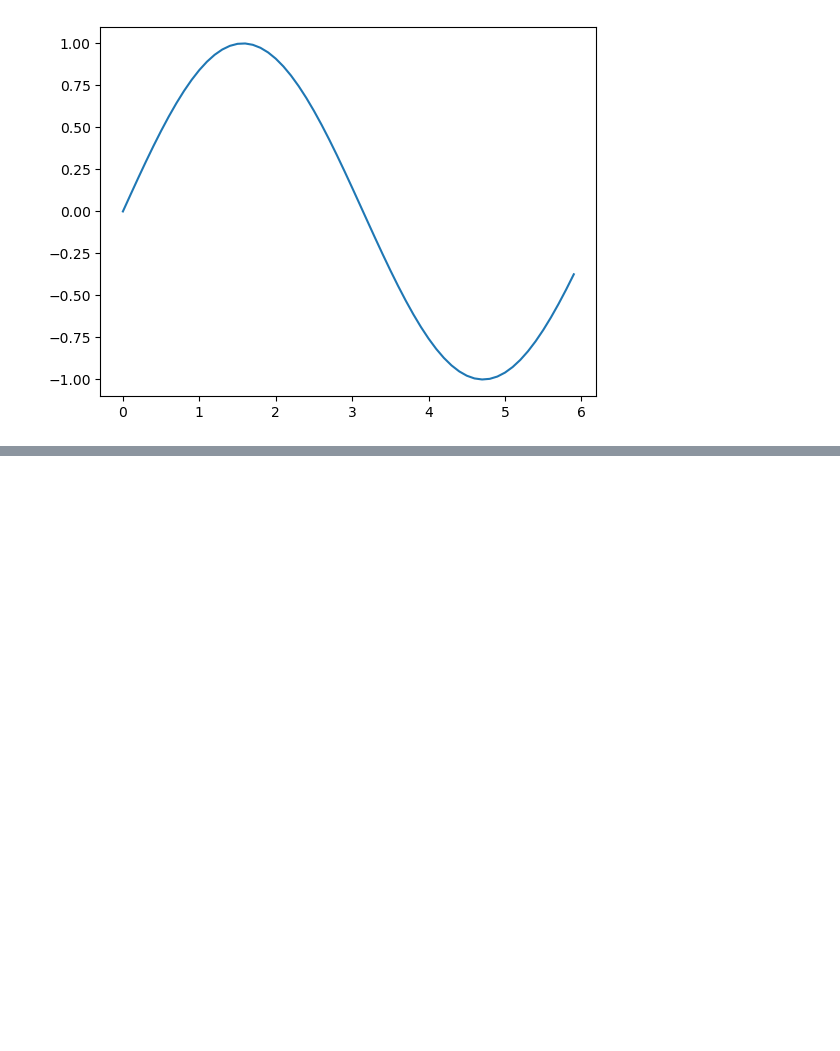
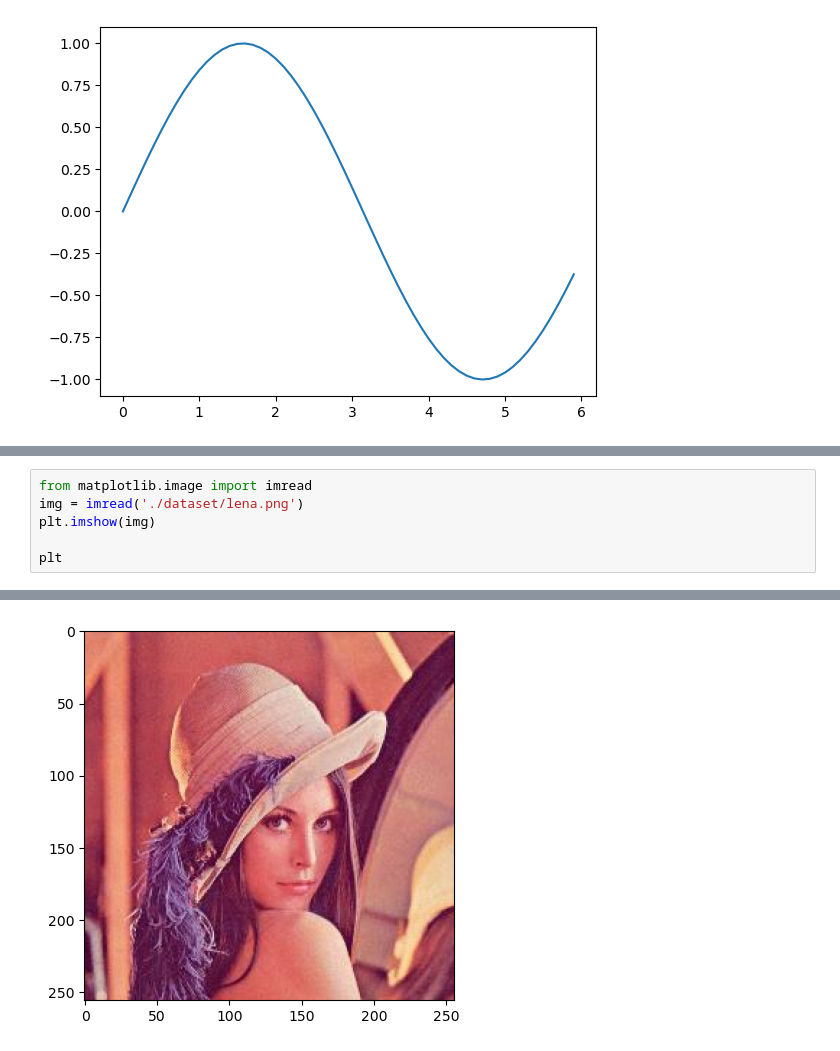
Before and after one commit to xxy1226/-Python-, a Jupyter notebook: ch01/ch01-matplotlib.ipynb, the cells around one changed output, grey strips where cells are left out. Drawn from its saved outputs; the diff is of its cells as text; blank space fills up the shorter version.

```diff
--- a/ch01/ch01-matplotlib.ipynb
+++ b/ch01/ch01-matplotlib.ipynb
@@ -18,0 +28,7 @@ plt.plot(x, y1, label="sin")
+# %%
+from matplotlib.image import imread
+img = imread('./dataset/lena.png')
+plt.imshow(img)
+
+plt
+# %% [output]
@@ -18,0 +36 @@ plt.plot(x, y1, label="sin")
+[figure, added]
```
Also changed, not shown: parts of 2 cells of this notebook, 2 other files.
